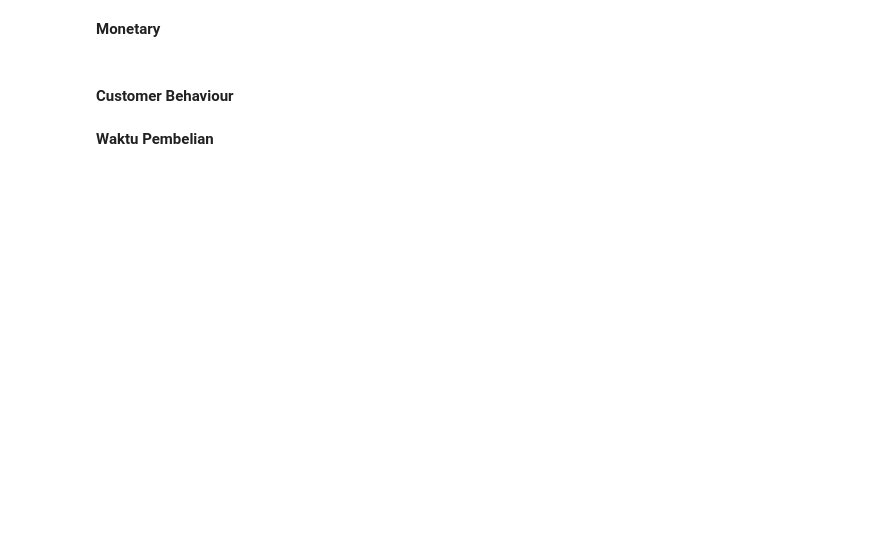
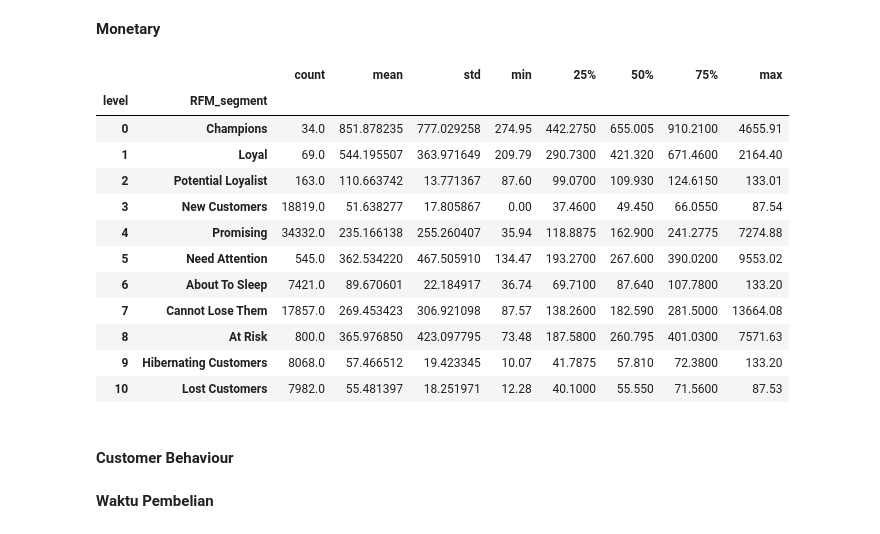
Before and after one commit to aridiawan/ecommerce-analysis, a Jupyter notebook: notebooks/4.0.1-data-analysis-cluster.ipynb, the cells around one changed output. Drawn from its saved outputs; the diff is of its cells as text; code cells hidden in the pictures; blank space fills up the shorter version.

```diff
--- a/notebooks/4.0.1-data-analysis-cluster.ipynb
+++ b/notebooks/4.0.1-data-analysis-cluster.ipynb
@@ -50,5 +107,21 @@ guide.rename(columns={'index':'level'}, inplace=True)
 # %% [markdown]
 **Monetary**
+# %%
+eda_rfm.groupby(['level','RFM_segment'])['monetary'].describe()
+# %% [output]
+|  |  | count | mean | std | min | 25% | 50% | 75% | max |
+| level | RFM_segment |  |  |  |  |  |  |  |  |
+| 0 | Champions | 34.0 | 851.878235 | 777.029258 | 274.95 | 442.2750 | 655.005 | 910.2100 | 4655.91 |
+| 1 | Loyal | 69.0 | 544.195507 | 363.971649 | 209.79 | 290.7300 | 421.320 | 671.4600 | 2164.40 |
+| 2 | Potential Loyalist | 163.0 | 110.663742 | 13.771367 | 87.60 | 99.0700 | 109.930 | 124.6150 | 133.01 |
+| 3 | New Customers | 18819.0 | 51.638277 | 17.805867 | 0.00 | 37.4600 | 49.450 | 66.0550 | 87.54 |
+| 4 | Promising | 34332.0 | 235.166138 | 255.260407 | 35.94 | 118.8875 | 162.900 | 241.2775 | 7274.88 |
+| 5 | Need Attention | 545.0 | 362.534220 | 467.505910 | 134.47 | 193.2700 | 267.600 | 390.0200 | 9553.02 |
+| 6 | About To Sleep | 7421.0 | 89.670601 | 22.184917 | 36.74 | 69.7100 | 87.640 | 107.7800 | 133.20 |
+| 7 | Cannot Lose Them | 17857.0 | 269.453423 | 306.921098 | 87.57 | 138.2600 | 182.590 | 281.5000 | 13664.08 |
+| 8 | At Risk | 800.0 | 365.976850 | 423.097795 | 73.48 | 187.5800 | 260.795 | 401.0300 | 7571.63 |
+| 9 | Hibernating Customers | 8068.0 | 57.466512 | 19.423345 | 10.07 | 41.7875 | 57.810 | 72.3800 | 133.20 |
+| 10 | Lost Customers | 7982.0 | 55.481397 | 18.251971 | 12.28 | 40.1000 | 55.550 | 71.5600 | 87.53 |
 # %% [markdown]
 #### **Customer Behaviour**
 # %% [markdown]
```
Also changed, not shown: parts of 9 cells of this notebook.
